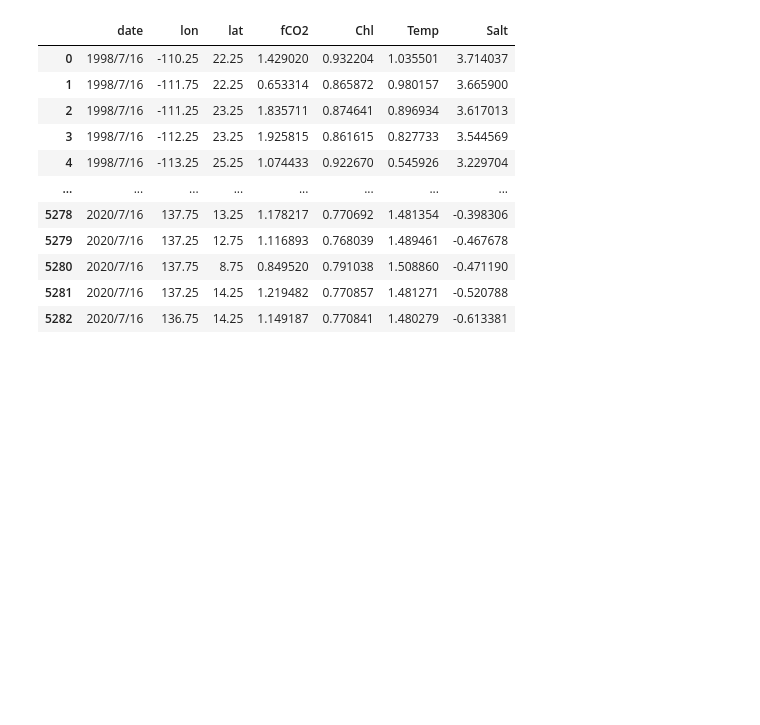
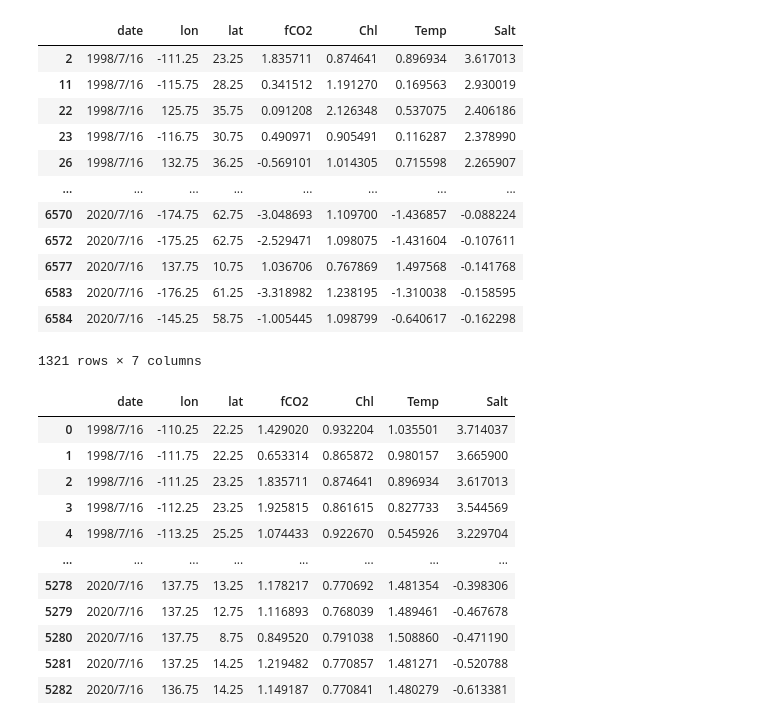
Before and after one commit to Apheliosss/SRTP2022, a Jupyter notebook: testing/GNNWR.ipynb, the cells around one changed output. Saved outputs shown, nothing was run; the diff lists cells and outputs as text; code cells hidden in the pictures; blank space fills up the shorter version.

```diff
--- a/testing/GNNWR.ipynb
+++ b/testing/GNNWR.ipynb
@@ -55,4 +55,20 @@ def compute_distances(P, C):
     B = (C**2).sum(axis=1, keepdims=True).T
 
     return np.sqrt(A + B - 2* np.dot(P, C.T))
+# %%
+test_set
+# %% [output]
+|  | date | lon | lat | fCO2 | Chl | Temp | Salt |
+| 2 | 1998/7/16 | -111.25 | 23.25 | 1.835711 | 0.874641 | 0.896934 | 3.617013 |
+| 11 | 1998/7/16 | -115.75 | 28.25 | 0.341512 | 1.191270 | 0.169563 | 2.930019 |
+| 22 | 1998/7/16 | 125.75 | 35.75 | 0.091208 | 2.126348 | 0.537075 | 2.406186 |
+| 23 | 1998/7/16 | -116.75 | 30.75 | 0.490971 | 0.905491 | 0.116287 | 2.378990 |
+| 26 | 1998/7/16 | 132.75 | 36.25 | -0.569101 | 1.014305 | 0.715598 | 2.265907 |
+| ... | ... | ... | ... | ... | ... | ... | ... |
+| 6570 | 2020/7/16 | -174.75 | 62.75 | -3.048693 | 1.109700 | -1.436857 | -0.088224 |
+| 6572 | 2020/7/16 | -175.25 | 62.75 | -2.529471 | 1.098075 | -1.431604 | -0.107611 |
+| 6577 | 2020/7/16 | 137.75 | 10.75 | 1.036706 | 0.767869 | 1.497568 | -0.141768 |
+| 6583 | 2020/7/16 | -176.25 | 61.25 | -3.318982 | 1.238195 | -1.310038 | -0.158595 |
+| 6584 | 2020/7/16 | -145.25 | 58.75 | -1.005445 | 1.098799 | -0.640617 | -0.162298 |
+1321 rows × 7 columns
 # %%
```
Also changed, not shown: parts of 5 cells of this notebook.
